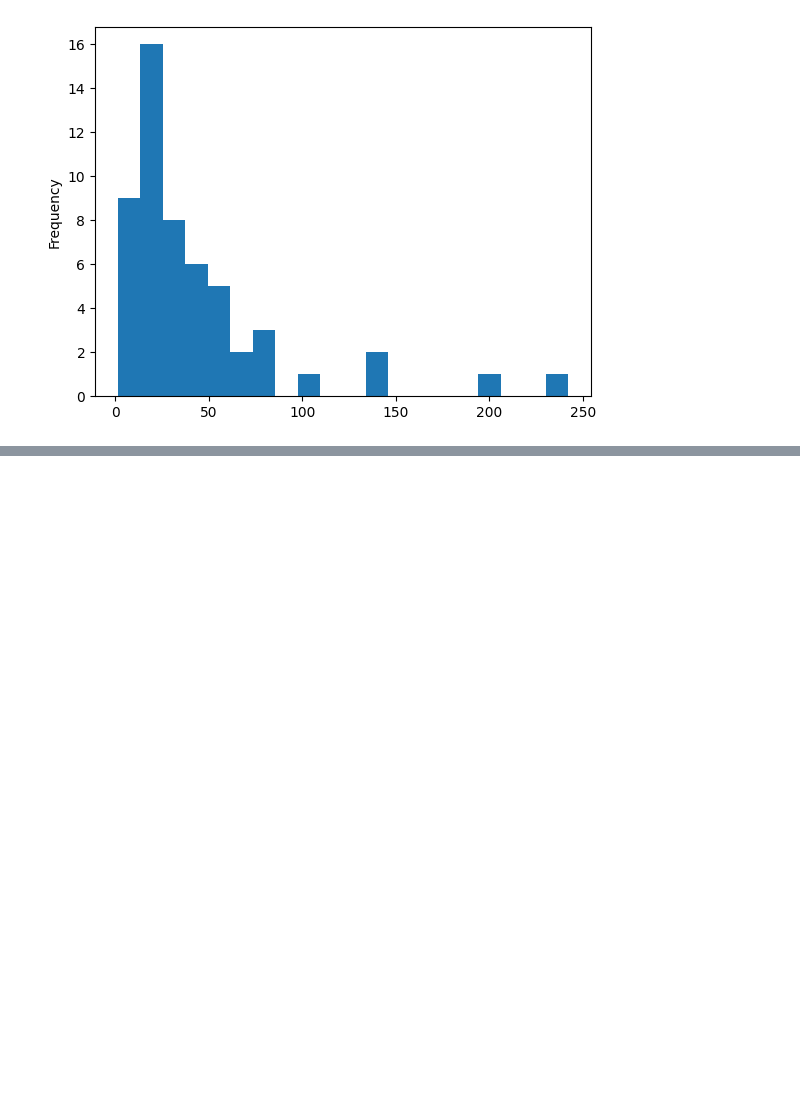
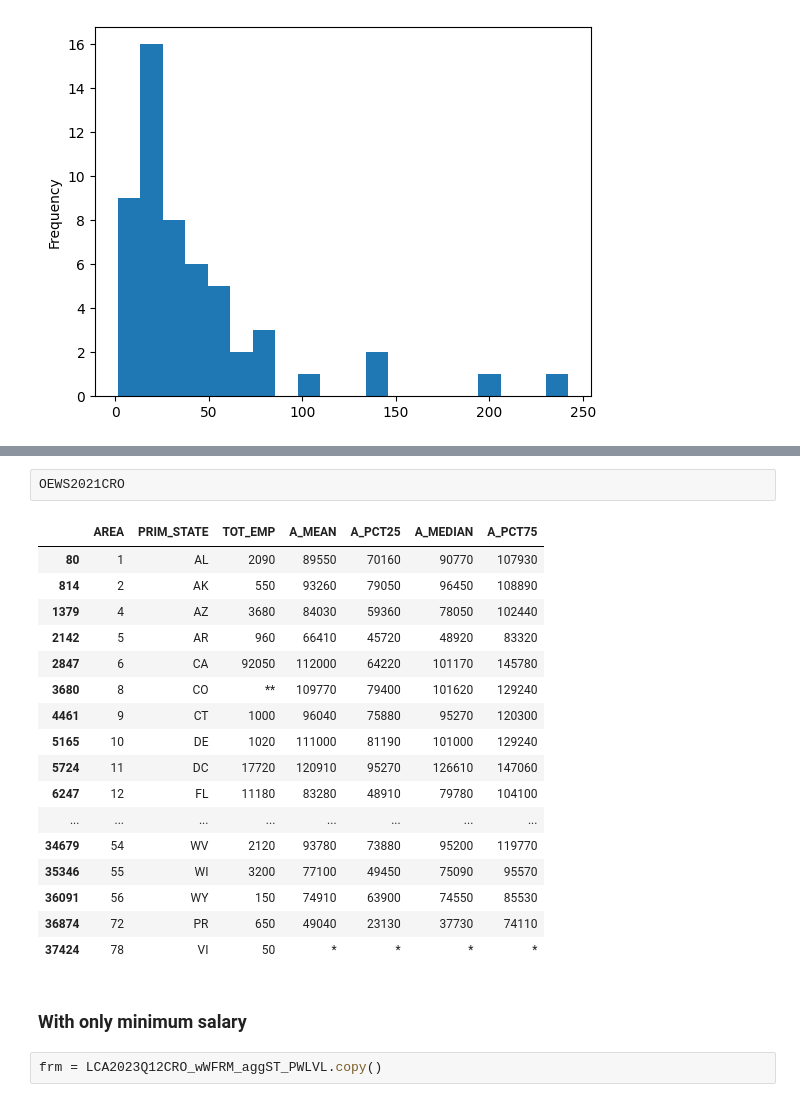
Before and after one commit to PBhandare/unit-3, a Jupyter notebook: data/project/H1BExploration.ipynb, the cells around one changed output, grey strips where cells are left out. Saved outputs shown, nothing was run; the diff lists cells and outputs as text; blank space fills up the shorter version.

```diff
--- a/data/project/H1BExploration.ipynb
+++ b/data/project/H1BExploration.ipynb
@@ -2730,0 +3217,24 @@ soc_state_geo[soc_state_geo['SOC2'] == '29']['LCA_PER_10K_BLS'].plot.hist(bins=2
+# %%
+OEWS2021CRO
+# %% [output]
+|  | AREA | PRIM_STATE | TOT_EMP | A_MEAN | A_PCT25 | A_MEDIAN | A_PCT75 |
+| 80 | 1 | AL | 2090 | 89550 | 70160 | 90770 | 107930 |
+| 814 | 2 | AK | 550 | 93260 | 79050 | 96450 | 108890 |
+| 1379 | 4 | AZ | 3680 | 84030 | 59360 | 78050 | 102440 |
+| 2142 | 5 | AR | 960 | 66410 | 45720 | 48920 | 83320 |
+| 2847 | 6 | CA | 92050 | 112000 | 64220 | 101170 | 145780 |
+| 3680 | 8 | CO | ** | 109770 | 79400 | 101620 | 129240 |
+| 4461 | 9 | CT | 1000 | 96040 | 75880 | 95270 | 120300 |
+| 5165 | 10 | DE | 1020 | 111000 | 81190 | 101000 | 129240 |
+| 5724 | 11 | DC | 17720 | 120910 | 95270 | 126610 | 147060 |
+| 6247 | 12 | FL | 11180 | 83280 | 48910 | 79780 | 104100 |
+| ... | ... | ... | ... | ... | ... | ... | ... |
+| 34679 | 54 | WV | 2120 | 93780 | 73880 | 95200 | 119770 |
+| 35346 | 55 | WI | 3200 | 77100 | 49450 | 75090 | 95570 |
+| 36091 | 56 | WY | 150 | 74910 | 63900 | 74550 | 85530 |
+| 36874 | 72 | PR | 650 | 49040 | 23130 | 37730 | 74110 |
+| 37424 | 78 | VI | 50 | * | * | * | * |
+# %% [markdown]
+### With only minimum salary
+# %%
+frm = LCA2023Q12CRO_wWFRM_aggST_PWLVL.copy()
```
Also changed, not shown: parts of 79 cells of this notebook.
